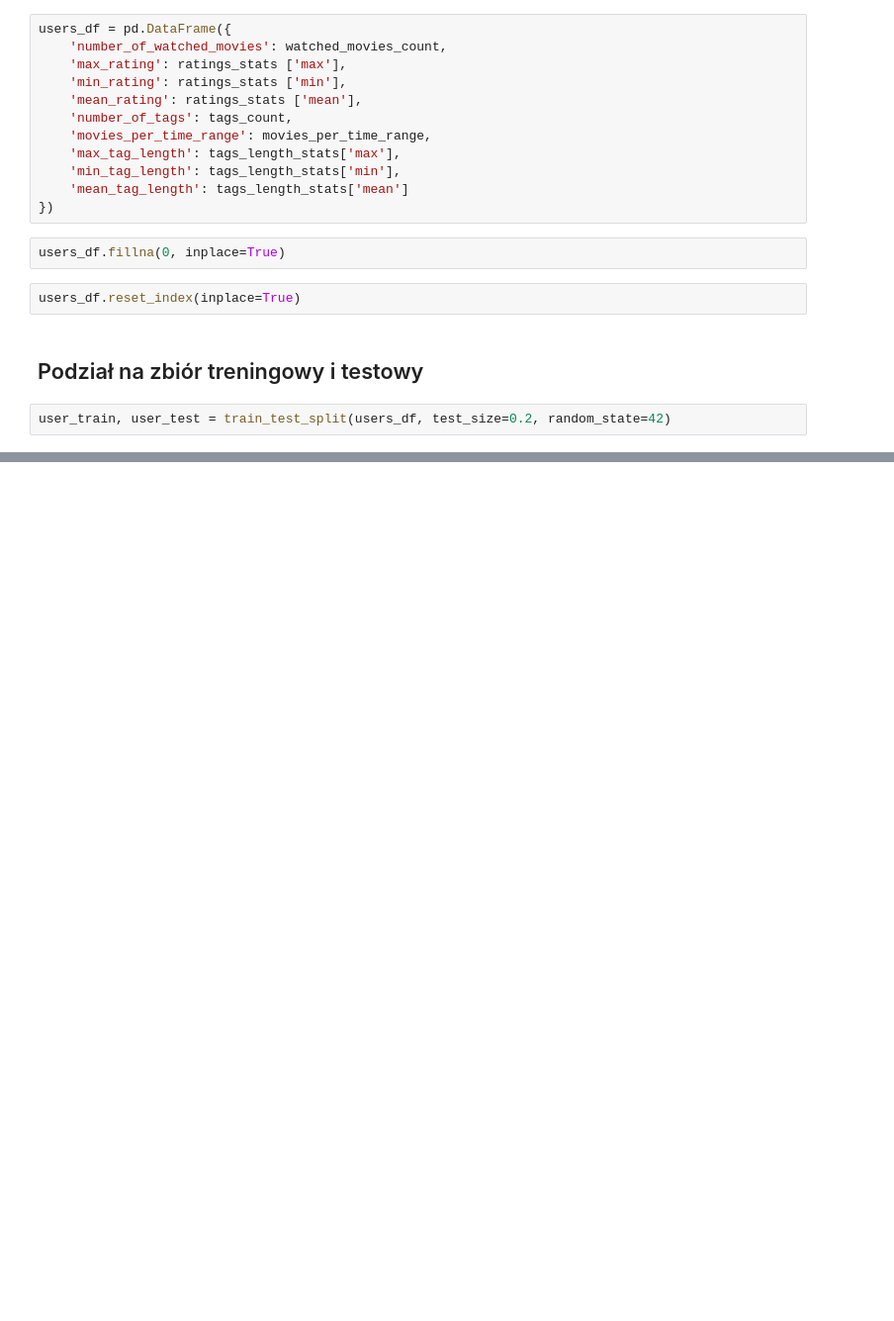
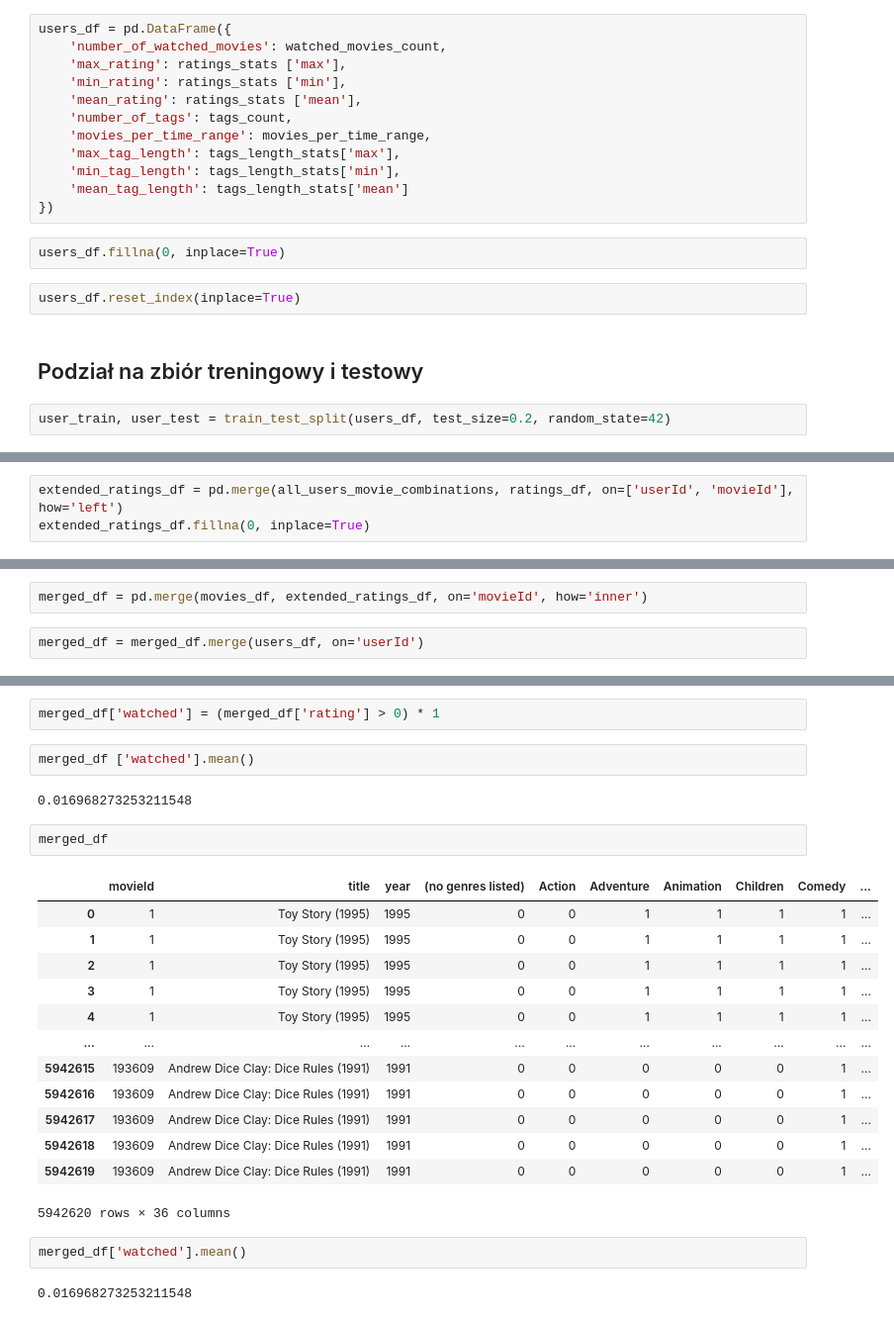
Before and after one commit to KsiazekPatryk/Machine-Learning---Preliminary-Data-Analysis, a Jupyter notebook: 8)Building a Recommender System.ipynb, the cells around one changed output, grey strips where cells are left out. Shown at 99% size. Cells and saved outputs as stored; diff of their text form; blank space fills up the shorter version.

```diff
--- a/8)Building a Recommender System.ipynb
+++ b/8)Building a Recommender System.ipynb
@@ -185,0 +293,3 @@ user_train, user_test = train_test_split(users_df, test_size=0.2, random_state=4
+# %%
+extended_ratings_df = pd.merge(all_users_movie_combinations, ratings_df, on=['userId', 'movieId'], how='left')
+extended_ratings_df.fillna(0, inplace=True)
@@ -185,0 +298,4 @@ user_train, user_test = train_test_split(users_df, test_size=0.2, random_state=4
+# %%
+merged_df = pd.merge(movies_df, extended_ratings_df, on='movieId', how='inner')
+# %%
+merged_df = merged_df.merge(users_df, on='userId')
@@ -185,0 +317,26 @@ user_train, user_test = train_test_split(users_df, test_size=0.2, random_state=4
+# %%
+merged_df['watched'] = (merged_df['rating'] > 0) * 1
+# %%
+merged_df ['watched'].mean()
+# %% [output]
+0.016968273253211548
+# %%
+merged_df
+# %% [output]
+|  | movieId | title | year | (no genres listed) | Action | Adventure | Animation | Children | Comedy | ... |
+| 0 | 1 | Toy Story (1995) | 1995 | 0 | 0 | 1 | 1 | 1 | 1 | ... |
+| 1 | 1 | Toy Story (1995) | 1995 | 0 | 0 | 1 | 1 | 1 | 1 | ... |
+| 2 | 1 | Toy Story (1995) | 1995 | 0 | 0 | 1 | 1 | 1 | 1 | ... |
+| 3 | 1 | Toy Story (1995) | 1995 | 0 | 0 | 1 | 1 | 1 | 1 | ... |
+| 4 | 1 | Toy Story (1995) | 1995 | 0 | 0 | 1 | 1 | 1 | 1 | ... |
+| ... | ... | ... | ... | ... | ... | ... | ... | ... | ... | ... |
+| 5942615 | 193609 | Andrew Dice Clay: Dice Rules (1991) | 1991 | 0 | 0 | 0 | 0 | 0 | 1 | ... |
+| 5942616 | 193609 | Andrew Dice Clay: Dice Rules (1991) | 1991 | 0 | 0 | 0 | 0 | 0 | 1 | ... |
+| 5942617 | 193609 | Andrew Dice Clay: Dice Rules (1991) | 1991 | 0 | 0 | 0 | 0 | 0 | 1 | ... |
+| 5942618 | 193609 | Andrew Dice Clay: Dice Rules (1991) | 1991 | 0 | 0 | 0 | 0 | 0 | 1 | ... |
+| 5942619 | 193609 | Andrew Dice Clay: Dice Rules (1991) | 1991 | 0 | 0 | 0 | 0 | 0 | 1 | ... |
+5942620 rows × 36 columns
+# %%
+merged_df['watched'].mean()
+# %% [output]
+0.016968273253211548
```
Also changed, not shown: parts of 22 cells of this notebook.
